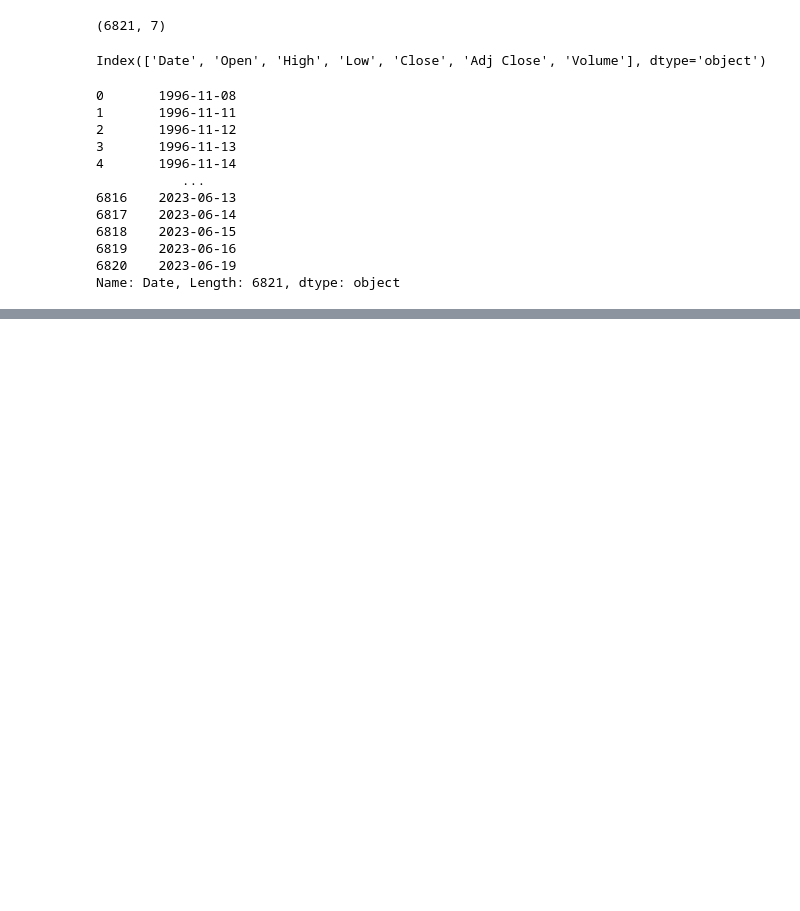
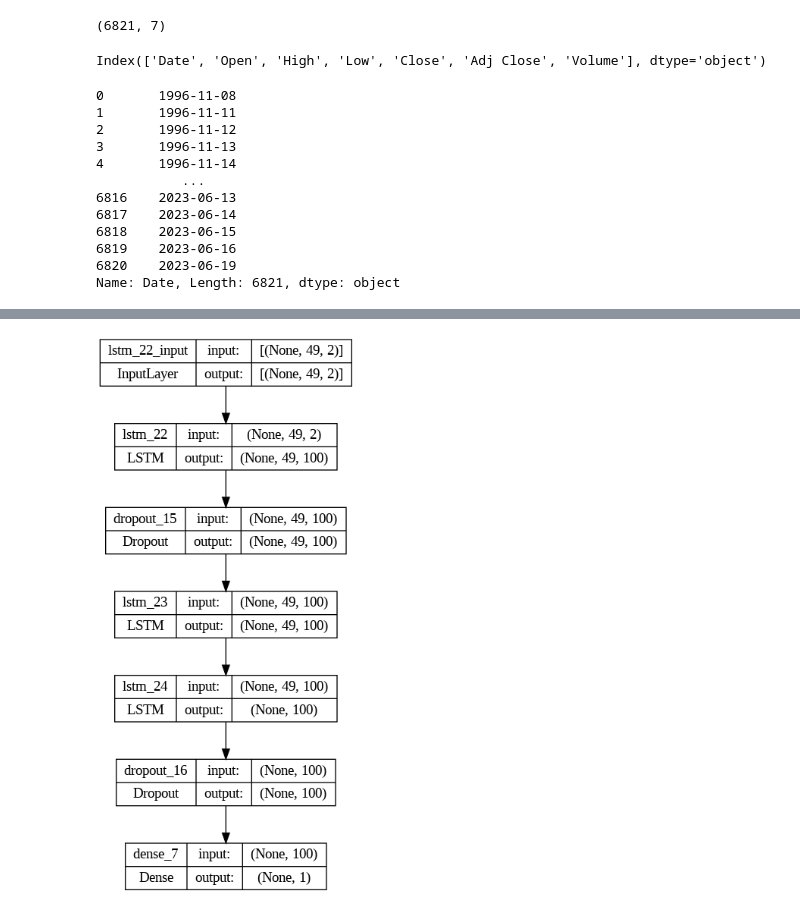
Before and after one commit to amozhegov/DL-BMW-stock-market-prediction-LSTM, a Jupyter notebook: neural_networks_stock_market_prediction.ipynb, the cells around one changed output, grey strips where cells are left out. Saved outputs shown, nothing was run; the diff lists cells and outputs as text; code cells hidden in the pictures; blank space fills up the shorter version.

Commit message:
Created the model

```diff
--- a/neural_networks_stock_market_prediction.ipynb
+++ b/neural_networks_stock_market_prediction.ipynb
@@ -41,0 +74,6 @@ Name: Date, Length: 6821, dtype: object
+# %%
+# 50 elements = 49 + 1 (element to predict)
+sequence_len = 50
+input_dim = 2
+batch_size = 32
+epochs = 2
@@ -41,0 +112,10 @@ Name: Date, Length: 6821, dtype: object
+# %%
+model = tf.keras.Sequential([
+    tf.keras.layers.LSTM(100, input_shape=(sequence_len-1, input_dim), return_sequences=True),
+    # Dropout to prevent overfitting and improve the generalization of the model
+    tf.keras.layers.Dropout(0.2),
+    tf.keras.layers.LSTM(100, return_sequences=True),
+    tf.keras.layers.LSTM(100, return_sequences=False),
+    tf.keras.layers.Dropout(0.2),
+    tf.keras.layers.Dense(1, activation='linear')
+])
@@ -41,0 +142,4 @@ Name: Date, Length: 6821, dtype: object
+# %%
+tf.keras.utils.plot_model(model, show_shapes=True)
+# %% [output]
+[figure, added]
```
Also changed, not shown: parts of 24 cells of this notebook.
